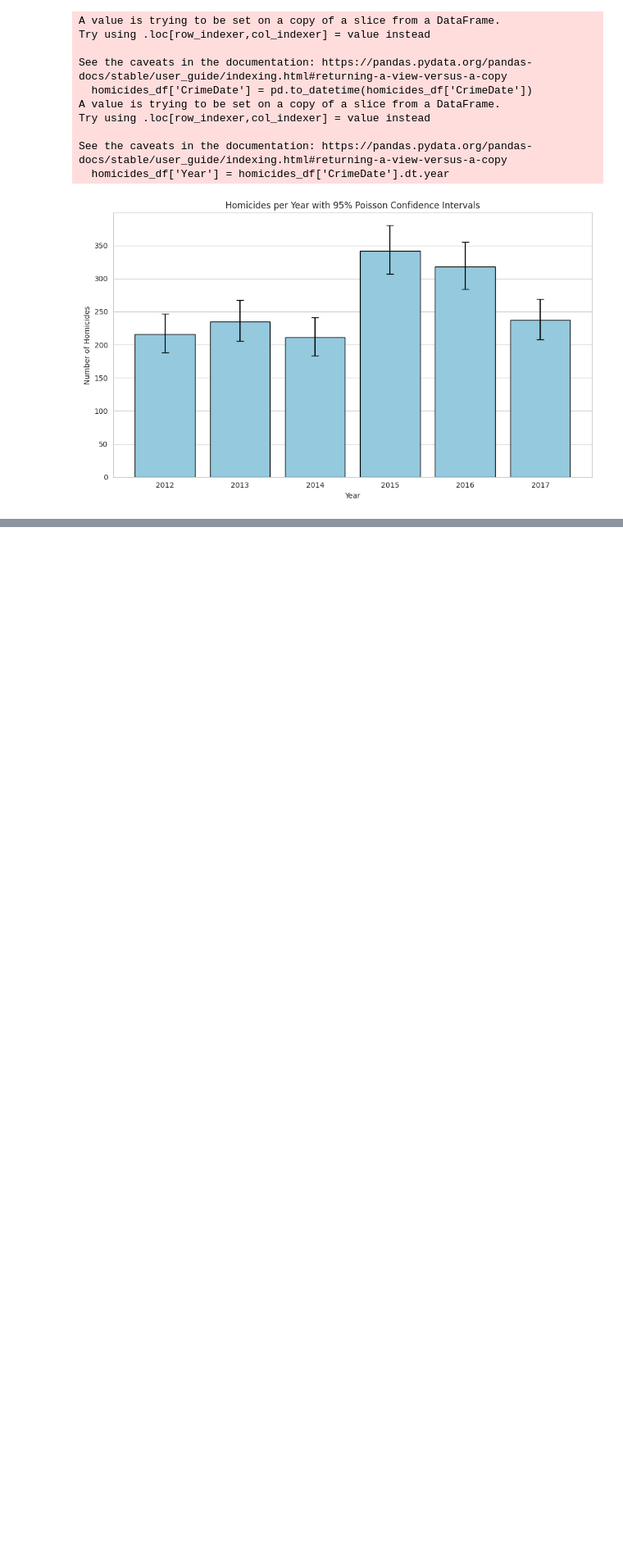
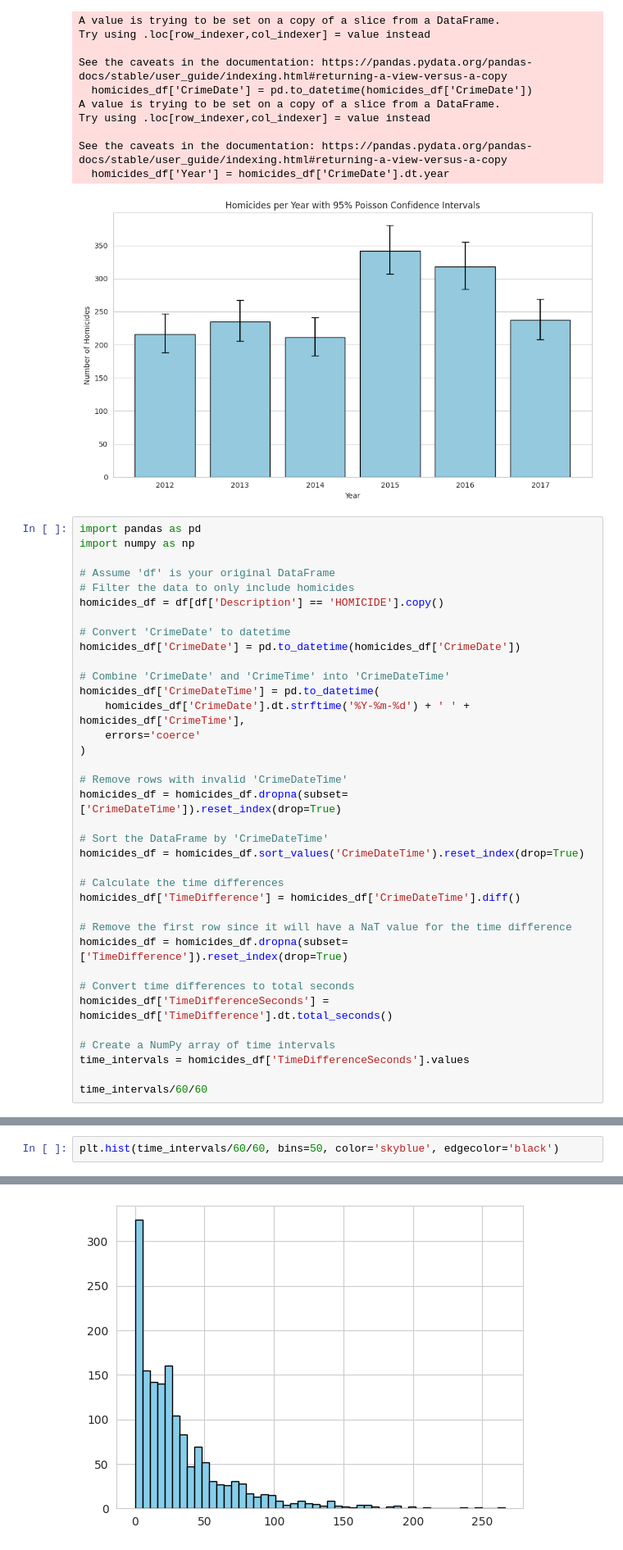
Before and after one commit to mariakesa/CrimeStats, a Jupyter notebook: statistical_analyses/baltimore_data.ipynb, the cells around one changed output, grey strips where cells are left out. Shown: that part at 82% size. Cells and saved outputs as stored; diff of their text form; blank space fills up the shorter version.

Commit message:
inter-homicide times

```diff
--- a/statistical_analyses/baltimore_data.ipynb
+++ b/statistical_analyses/baltimore_data.ipynb
@@ -137,3 +137,39 @@ Try using .loc[row_indexer,col_indexer] = value instead
 See the caveats in the documentation: https://pandas.pydata.org/pandas-docs/stable/user_guide/indexing.html#returning-a-view-versus-a-copy
   homicides_df['Year'] = homicides_df['CrimeDate'].dt.year
 [figure]
+# %%
+import pandas as pd
+import numpy as np
+
+# Assume 'df' is your original DataFrame
+# Filter the data to only include homicides
+homicides_df = df[df['Description'] == 'HOMICIDE'].copy()
+
+# Convert 'CrimeDate' to datetime
+homicides_df['CrimeDate'] = pd.to_datetime(homicides_df['CrimeDate'])
+
+# Combine 'CrimeDate' and 'CrimeTime' into 'CrimeDateTime'
+homicides_df['CrimeDateTime'] = pd.to_datetime(
+    homicides_df['CrimeDate'].dt.strftime('%Y-%m-%d') + ' ' + homicides_df['CrimeTime'],
+    errors='coerce'
+)
+
+# Remove rows with invalid 'CrimeDateTime'
+homicides_df = homicides_df.dropna(subset=['CrimeDateTime']).reset_index(drop=True)
+
+# Sort the DataFrame by 'CrimeDateTime'
+homicides_df = homicides_df.sort_values('CrimeDateTime').reset_index(drop=True)
+
+# Calculate the time differences
+homicides_df['TimeDifference'] = homicides_df['CrimeDateTime'].diff()
+
+# Remove the first row since it will have a NaT value for the time difference
+homicides_df = homicides_df.dropna(subset=['TimeDifference']).reset_index(drop=True)
+
+# Convert time differences to total seconds
+homicides_df['TimeDifferenceSeconds'] = homicides_df['TimeDifference'].dt.total_seconds()
+
+# Create a NumPy array of time intervals
+time_intervals = homicides_df['TimeDifferenceSeconds'].values
+
+time_intervals/60/60
@@ -139,0 +179,3 @@ See the caveats in the documentation: https://pandas.pydata.org/pandas-docs/stab
+# %%
+plt.hist(time_intervals/60/60, bins=50, color='skyblue', edgecolor='black')
+# %% [output]
@@ -139,0 +195 @@ See the caveats in the documentation: https://pandas.pydata.org/pandas-docs/stab
+[figure, added]
```
Also changed, not shown: parts of 2 cells of this notebook.
